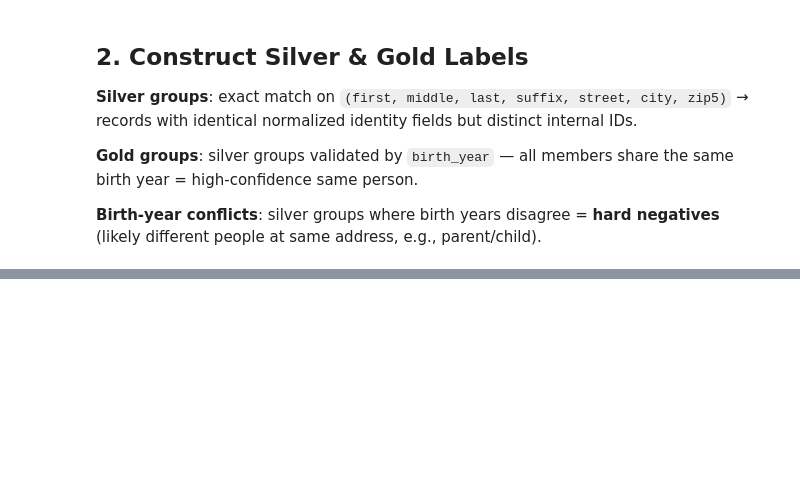
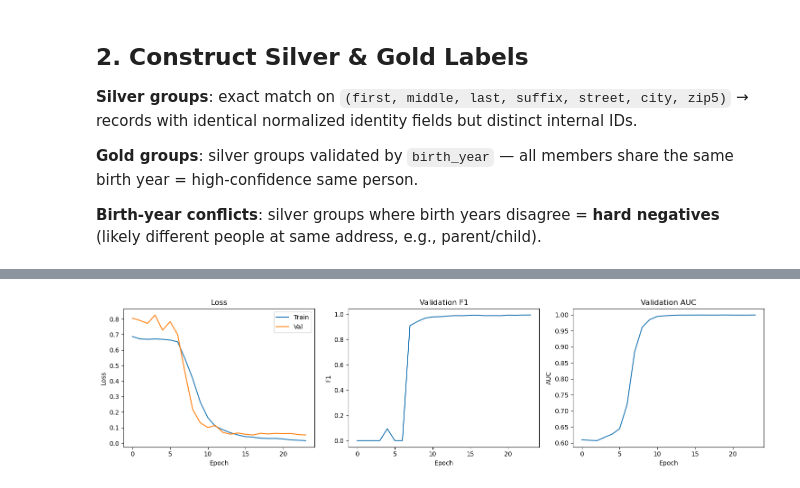
Before and after one commit to Erdos-Projects/spring-2026-deep-learning-fragmented-id-resolution, a Jupyter notebook: pipeline.ipynb, the cells around one changed output, grey strips where cells are left out. Saved outputs shown, nothing was run; the diff lists cells and outputs as text; code cells hidden in the pictures; blank space fills up the shorter version.

```diff
--- a/pipeline.ipynb
+++ b/pipeline.ipynb
@@ -677,0 +1433,22 @@ This pipeline implements:
+# %%
+# Re-instantiate model (fresh weights) before training
+siamese_model = SiameseMatchingNetwork(
+    vocab_size=train_dataset.vocab_size,
+    embed_dim=32,
+    num_filters=128,
+    kernel_sizes=(3, 4, 5),
+    encoder_output_dim=128,
+    classifier_hidden_dim=64,
+    dropout=0.3,
+)
+
+history = train_model(
+    model=siamese_model,
+    train_loader=train_loader,
+    val_loader=test_loader,
+    device=device,
+    n_epochs=N_EPOCHS,
+    lr=LEARNING_RATE,
+    weight_decay=1e-4,
+    patience=7,
+)
@@ -677,0 +1473,24 @@ This pipeline implements:
+# %%
+fig, axes = plt.subplots(1, 3, figsize=(15, 4))
+
+axes[0].plot(history["train_loss"], label="Train")
+axes[0].plot(history["val_loss"], label="Val")
+axes[0].set_xlabel("Epoch")
+axes[0].set_ylabel("Loss")
+axes[0].set_title("Loss")
+axes[0].legend()
+
+axes[1].plot(history["val_f1"])
+axes[1].set_xlabel("Epoch")
+axes[1].set_ylabel("F1")
+axes[1].set_title("Validation F1")
+
+axes[2].plot(history["val_auc"])
+axes[2].set_xlabel("Epoch")
+axes[2].set_ylabel("AUC")
+axes[2].set_title("Validation AUC")
+
+plt.tight_layout()
+plt.show()
+# %% [output]
+[figure, added]
```
Also changed, not shown: parts of 76 cells of this notebook, 13 other files.
